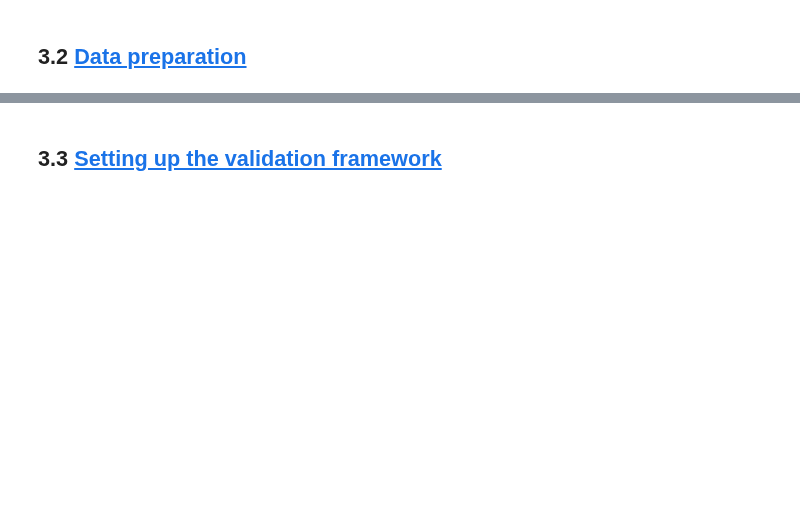
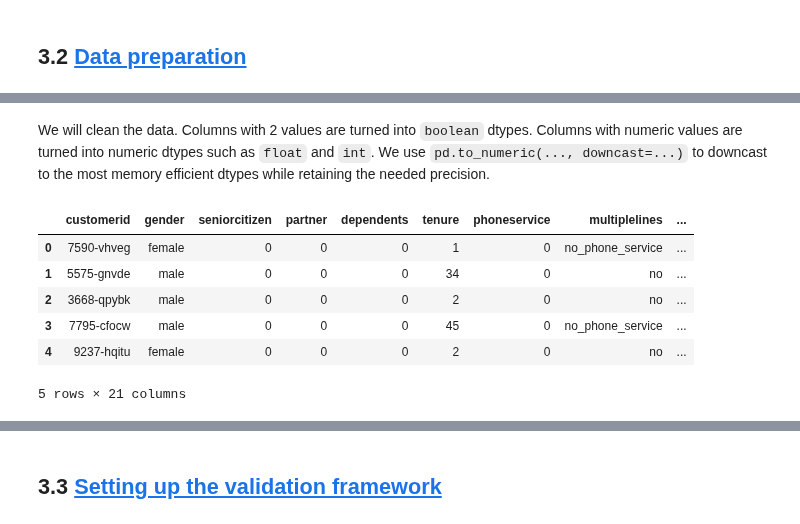
Before and after one commit to kemaldahha/machine-learning-course, a Jupyter notebook: week_3_notes.ipynb, the cells around one changed output, grey strips where cells are left out. Saved outputs shown, nothing was run; the diff lists cells and outputs as text; code cells hidden in the pictures; blank space fills up the shorter version.

```diff
--- a/week_3_notes.ipynb
+++ b/week_3_notes.ipynb
@@ -4,0 +124,43 @@
+# %% [markdown]
+We will clean the data. Columns with 2 values are turned into `boolean` dtypes. Columns with numeric values are turned into numeric dtypes such as `float` and `int`. We use `pd.to_numeric(..., downcast=...)` to downcast to the most memory efficient dtypes while retaining the needed precision.
+# %%
+df = (
+    df
+    .assign(
+        partner=lambda df_: pd.to_numeric((df_.partner=="yes").astype(int), downcast="integer"),
+        seniorcitizen=lambda df_: pd.to_numeric((df_.seniorcitizen=="yes").astype(int), downcast="integer"),
+        dependents=lambda df_: pd.to_numeric((df_.dependents=="yes").astype(int), downcast="integer"),
+        phoneservice=lambda df_: pd.to_numeric((df_.phoneservice=="yes").astype(int), downcast="integer"),
+        paperlessbilling=lambda df_: pd.to_numeric((df_.paperlessbilling=="yes").astype(int), downcast="integer"),
+        tenure=lambda df_: pd.to_numeric(df_.tenure, downcast="integer"),
+        monthlycharges=lambda df_: pd.to_numeric(df_.monthlycharges, downcast="float"),
+        totalcharges=lambda df_: pd.to_numeric(df_.totalcharges.replace("_", "0"), errors="coerce", downcast="float"),
+        churn=lambda df_: pd.to_numeric((df_.churn=="yes").astype(int), downcast="integer"),
+    )
+    .astype(
+        {
+            "customerid": "string",
+            "gender": "category",
+            "multiplelines": "category",
+            "internetservice": "category",
+            "onlinesecurity": "category",
+            "onlinebackup": "category",
+            "deviceprotection": "category",
+            "techsupport": "category",
+            "streamingtv": "category",
+            "streamingmovies": "category",
+            "contract": "category",
+            "paymentmethod": "category",
+        }
+    )
+)
+# %%
+df.head()
+# %% [output]
+|  | customerid | gender | seniorcitizen | partner | dependents | tenure | phoneservice | multiplelines | ... |
+| 0 | 7590-vhveg | female | 0 | 0 | 0 | 1 | 0 | no_phone_service | ... |
+| 1 | 5575-gnvde | male | 0 | 0 | 0 | 34 | 0 | no | ... |
+| 2 | 3668-qpybk | male | 0 | 0 | 0 | 2 | 0 | no | ... |
+| 3 | 7795-cfocw | male | 0 | 0 | 0 | 45 | 0 | no_phone_service | ... |
+| 4 | 9237-hqitu | female | 0 | 0 | 0 | 2 | 0 | no | ... |
+5 rows × 21 columns
```
Also changed, not shown: parts of 31 cells of this notebook, 2 other files.
